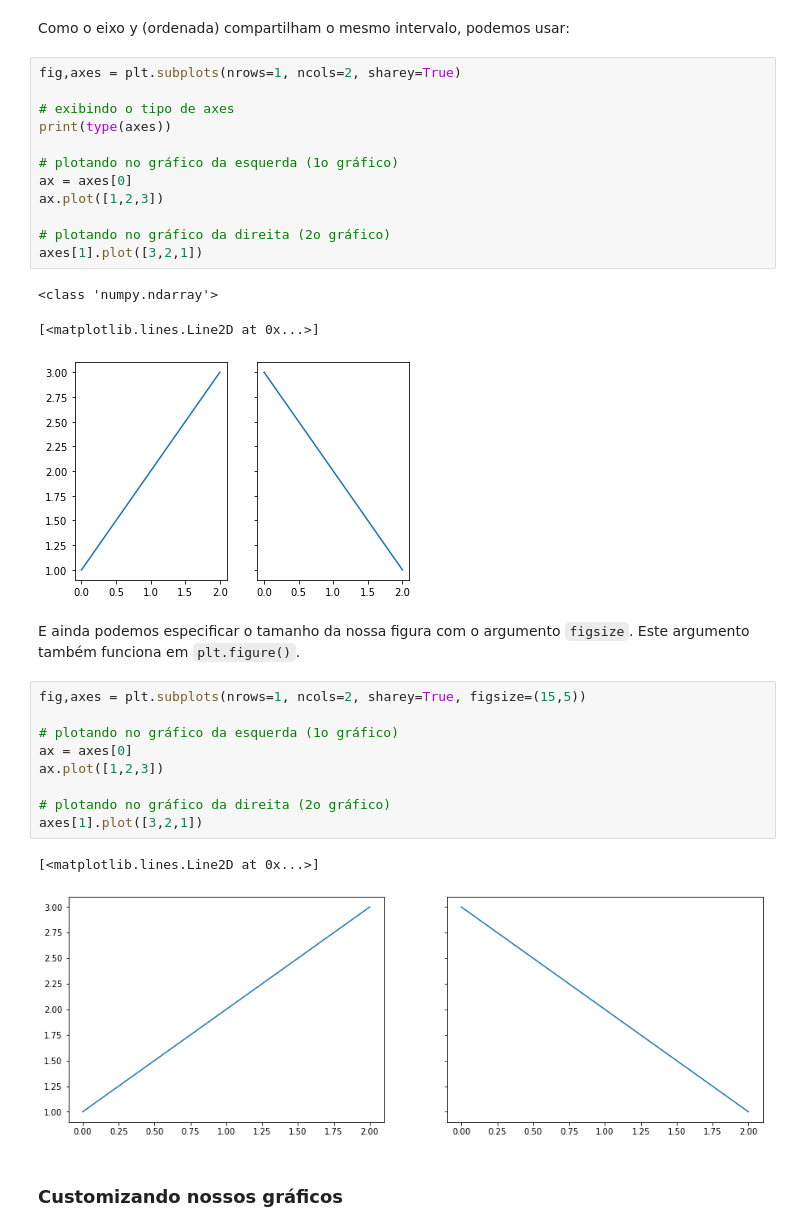
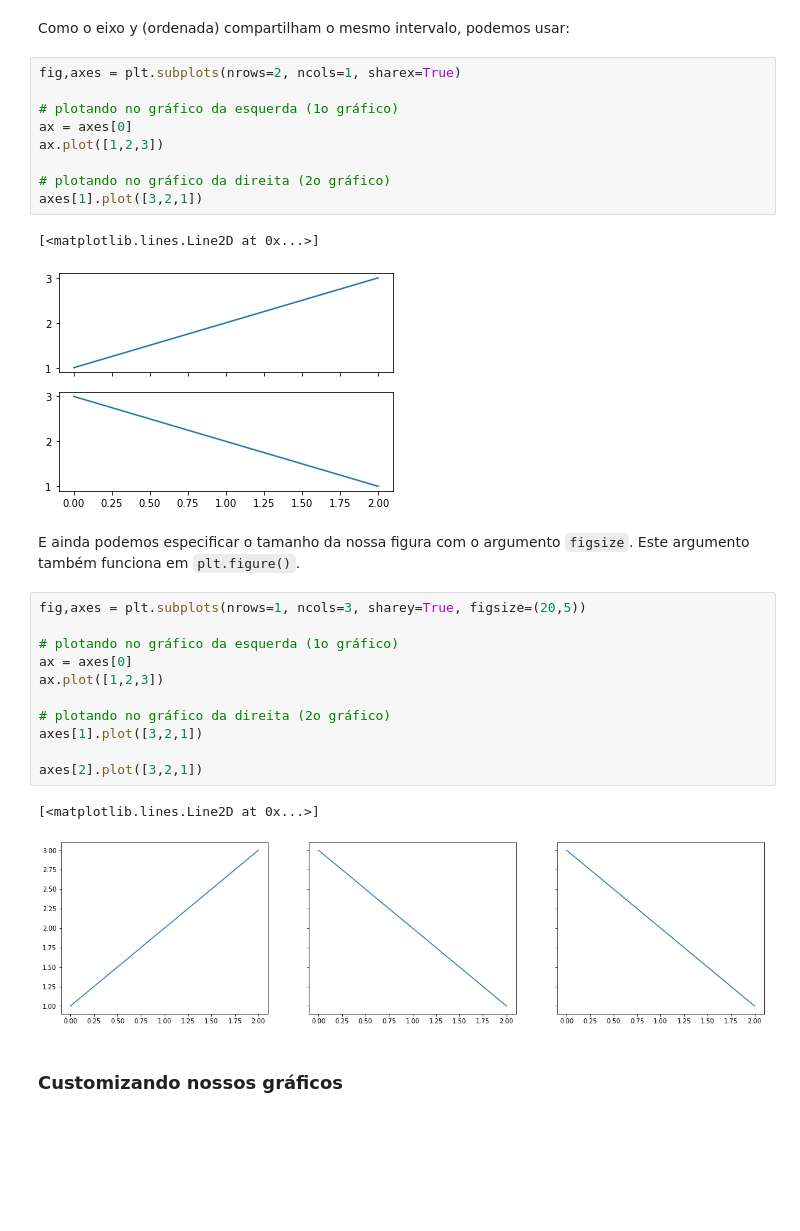
Before and after one commit to nilodna/python-basico, a Jupyter notebook: material_aula/lecture03.ipynb, the cells around one changed output. Cells and saved outputs as stored; diff of their text form; blank space fills up the shorter version.

````diff
--- a/material_aula/lecture03.ipynb
+++ b/material_aula/lecture03.ipynb
@@ -322,25 +361,21 @@ axes[1].plot([3,2,1])
 # %% [markdown]
 Como o eixo y (ordenada) compartilham o mesmo intervalo, podemos usar:
 # %%
-fig,axes = plt.subplots(nrows=1, ncols=2, sharey=True)
-
-# exibindo o tipo de axes
-print(type(axes))
+fig,axes = plt.subplots(nrows=2, ncols=1, sharex=True)
 
 # plotando no gráfico da esquerda (1o gráfico)
 ax = axes[0]
 ax.plot([1,2,3])
 
 # plotando no gráfico da direita (2o gráfico)
 axes[1].plot([3,2,1])
 # %% [output]
-<class 'numpy.ndarray'>
+[<matplotlib.lines.Line2D at 0x...>]
-[<matplotlib.lines.Line2D at 0x...>]
-[figure, old version]
+[figure, new version]
 # %% [markdown]
 E ainda podemos especificar o tamanho da nossa figura com o argumento ```figsize```. Este argumento também funciona em ```plt.figure()```.
 # %%
-fig,axes = plt.subplots(nrows=1, ncols=2, sharey=True, figsize=(15,5))
+fig,axes = plt.subplots(nrows=1, ncols=3, sharey=True, figsize=(20,5))
 
 # plotando no gráfico da esquerda (1o gráfico)
 ax = axes[0]
@@ -348,9 +383,11 @@ ax.plot([1,2,3])
 
 # plotando no gráfico da direita (2o gráfico)
 axes[1].plot([3,2,1])
+
+axes[2].plot([3,2,1])
 # %% [output]
 [<matplotlib.lines.Line2D at 0x...>]
-[figure, old version]
+[figure, new version]
 # %% [markdown]
 ### Customizando nossos gráficos
 # %%
````
Also changed, not shown: parts of 25 cells of this notebook, 2 other files.
